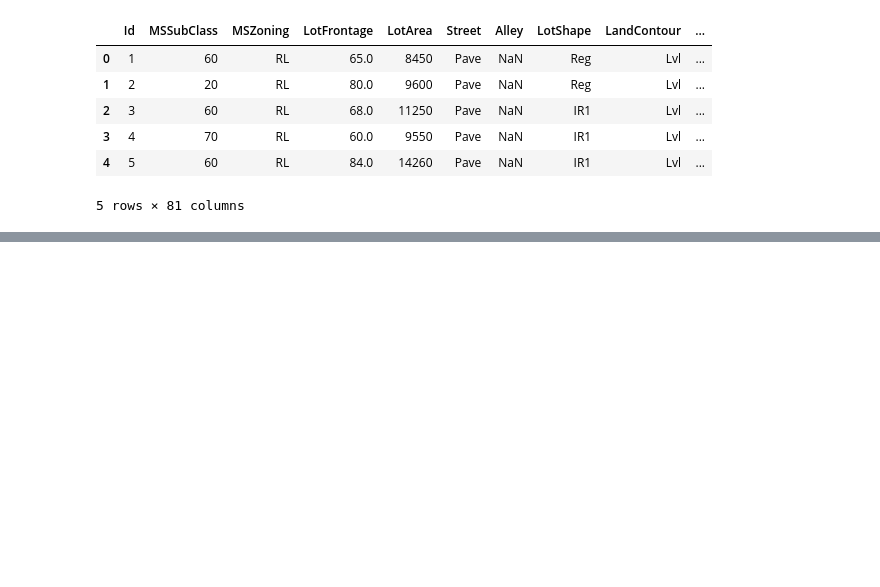
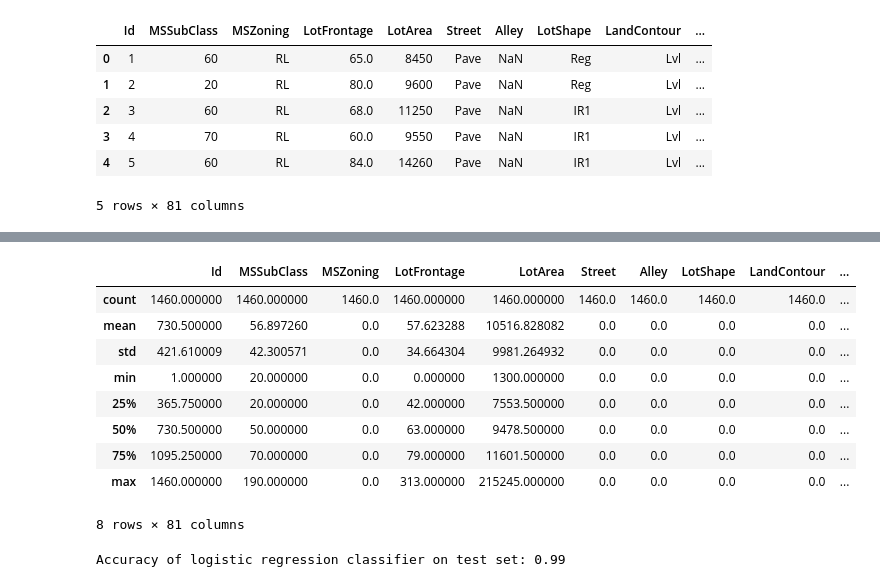
Before and after one commit to estebandonis/HT6-MineriadeDatos, a Jupyter notebook: hoja6.ipynb, the cells around one changed output, grey strips where cells are left out. Cells and saved outputs as stored; diff of their text form; code cells hidden in the pictures; blank space fills up the shorter version.

```diff
--- a/hoja6.ipynb
+++ b/hoja6.ipynb
@@ -81,0 +179,18 @@ print(houses_df['Cara'].value_counts()[1])
+# %%
+y = houses_df.pop("Cara")
+X = houses_df
+X.drop(["Economica", "Intermedia", "Precio_Categoria"], axis=1, inplace=True)
+X_train, X_test,y_train, y_test = train_test_split(X[numerical_columns], y,test_size=0.3,train_size=0.7)
+# %%
+X.describe()
+# %% [output]
+|  | Id | MSSubClass | MSZoning | LotFrontage | LotArea | Street | Alley | LotShape | LandContour | ... |
+| count | 1460.000000 | 1460.000000 | 1460.0 | 1460.000000 | 1460.000000 | 1460.0 | 1460.0 | 1460.0 | 1460.0 | ... |
+| mean | 730.500000 | 56.897260 | 0.0 | 57.623288 | 10516.828082 | 0.0 | 0.0 | 0.0 | 0.0 | ... |
+| std | 421.610009 | 42.300571 | 0.0 | 34.664304 | 9981.264932 | 0.0 | 0.0 | 0.0 | 0.0 | ... |
+| min | 1.000000 | 20.000000 | 0.0 | 0.000000 | 1300.000000 | 0.0 | 0.0 | 0.0 | 0.0 | ... |
+| 25% | 365.750000 | 20.000000 | 0.0 | 42.000000 | 7553.500000 | 0.0 | 0.0 | 0.0 | 0.0 | ... |
+| 50% | 730.500000 | 50.000000 | 0.0 | 63.000000 | 9478.500000 | 0.0 | 0.0 | 0.0 | 0.0 | ... |
+| 75% | 1095.250000 | 70.000000 | 0.0 | 79.000000 | 11601.500000 | 0.0 | 0.0 | 0.0 | 0.0 | ... |
+| max | 1460.000000 | 190.000000 | 0.0 | 313.000000 | 215245.000000 | 0.0 | 0.0 | 0.0 | 0.0 | ... |
+8 rows × 81 columns
@@ -81,0 +200,5 @@ print(houses_df['Cara'].value_counts()[1])
+# %%
+y_pred = logReg.predict(X_test)
+print('Accuracy of logistic regression classifier on test set: {:.2f}'.format(logReg.score(X_test[numerical_columns], y_test)))
+# %% [output]
+Accuracy of logistic regression classifier on test set: 0.99
```
Also changed, not shown: parts of 9 cells of this notebook.
